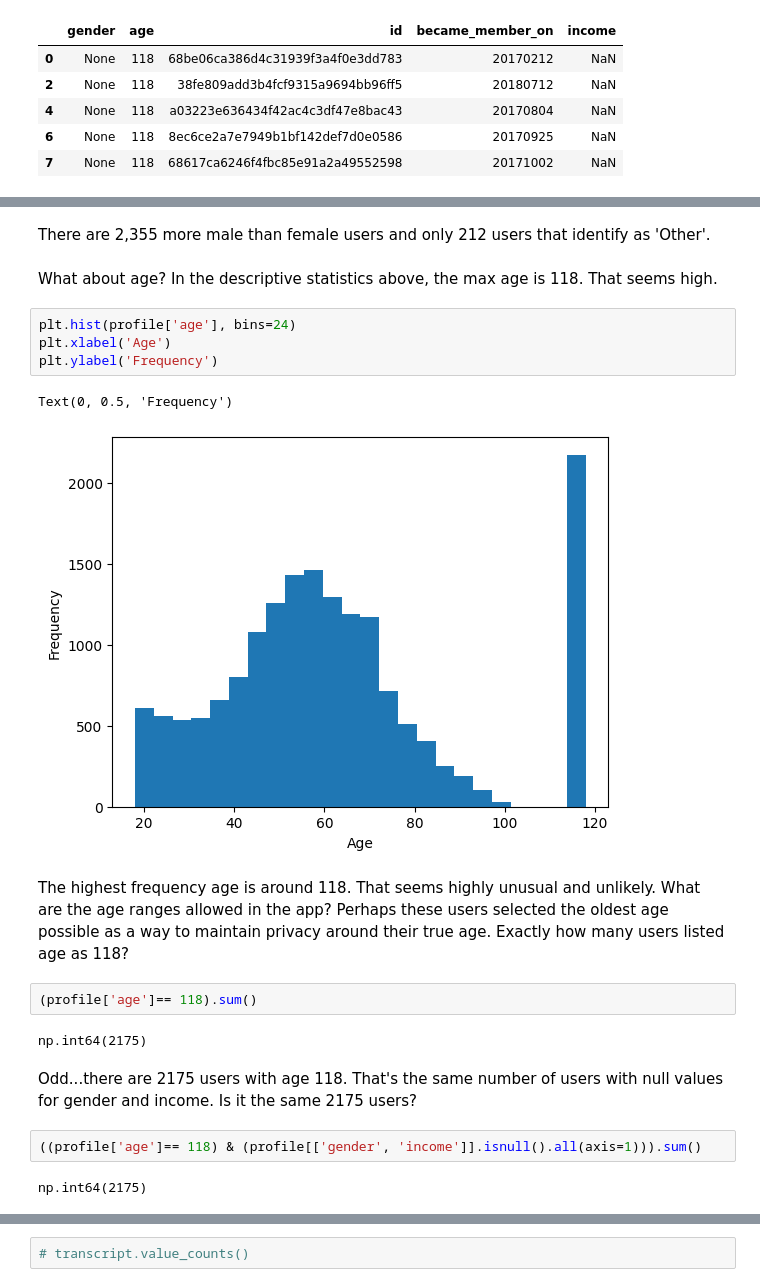
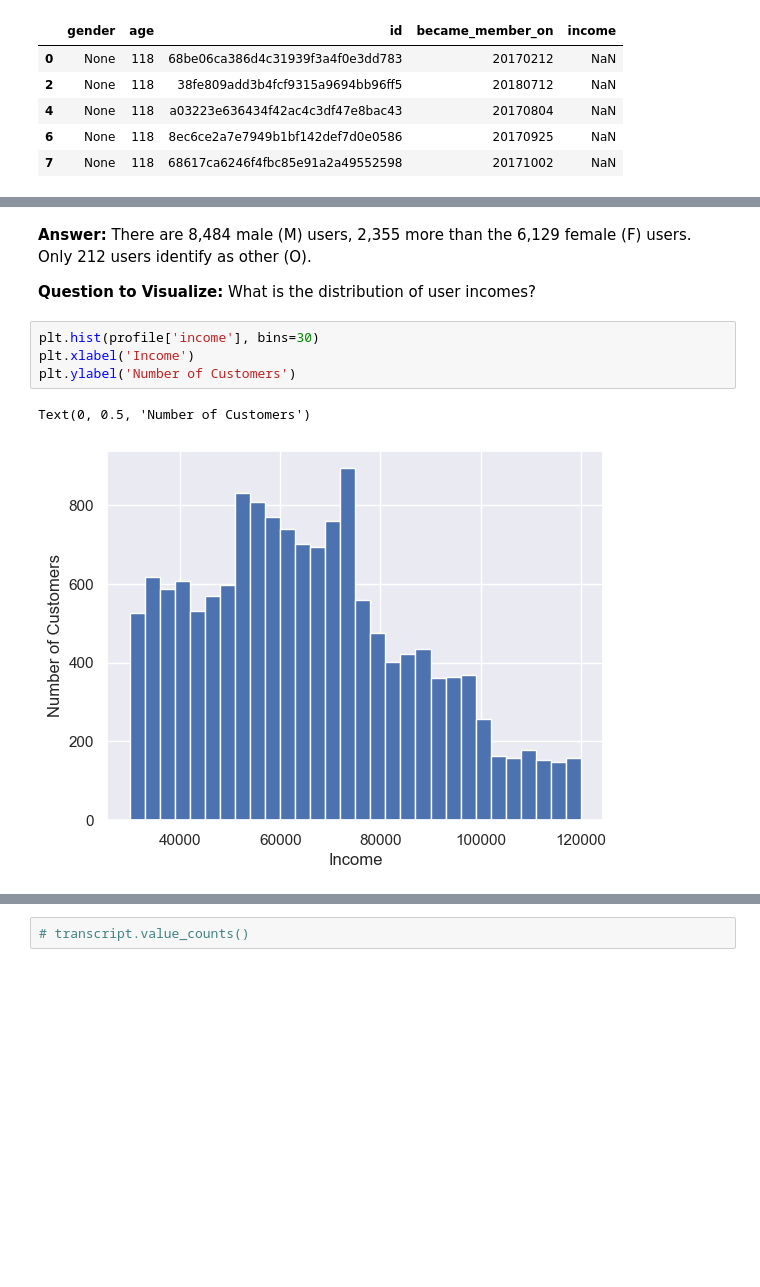
Before and after one commit to ewood242/Project_4_Capstone_Starbucks, a Jupyter notebook: Starbucks_Capstone_notebook.ipynb, the cells around one changed output, grey strips where cells are left out. Cells and saved outputs as stored; diff of their text form; blank space fills up the shorter version.

```diff
--- a/Starbucks_Capstone_notebook.ipynb
+++ b/Starbucks_Capstone_notebook.ipynb
@@ -231,23 +273,11 @@ for i in range(len(gender_counts.index)):
-# %% [markdown]
-There are 2,355 more male than female users and only 212 users that identify as 'Other'.
-# %% [markdown]
-What about age? In the descriptive statistics above, the max age is 118. That seems high.
+# %% [markdown]
+**Answer:** There are 8,484 male (M) users, 2,355 more than the 6,129 female (F) users. Only 212 users  identify as other (O).
+
+**Question to Visualize:** What is the distribution of user incomes?
 # %%
-plt.hist(profile['age'], bins=24)
-plt.xlabel('Age')
-plt.ylabel('Frequency')
+plt.hist(profile['income'], bins=30)
+plt.xlabel('Income')
+plt.ylabel('Number of Customers')
 # %% [output]
-Text(0, 0.5, 'Frequency')
+Text(0, 0.5, 'Number of Customers')
-[figure, old version]
+[figure, new version]
-# %% [markdown]
-The highest frequency age is around 118. That seems highly unusual and unlikely. What are the age ranges allowed in the app? Perhaps these users selected the oldest age possible as a way to maintain privacy around their true age. Exactly how many users listed age as 118?
-# %%
-(profile['age']== 118).sum()
-# %% [output]
-np.int64(2175)
-# %% [markdown]
-Odd...there are 2175 users with age 118. That's the same number of users with null values for gender and income. Is it the same 2175 users?
-# %%
-((profile['age']== 118) & (profile[['gender', 'income']].isnull().all(axis=1))).sum()
-# %% [output]
-np.int64(2175)
```
Also changed, not shown: parts of 195 cells of this notebook, 1 other file.
